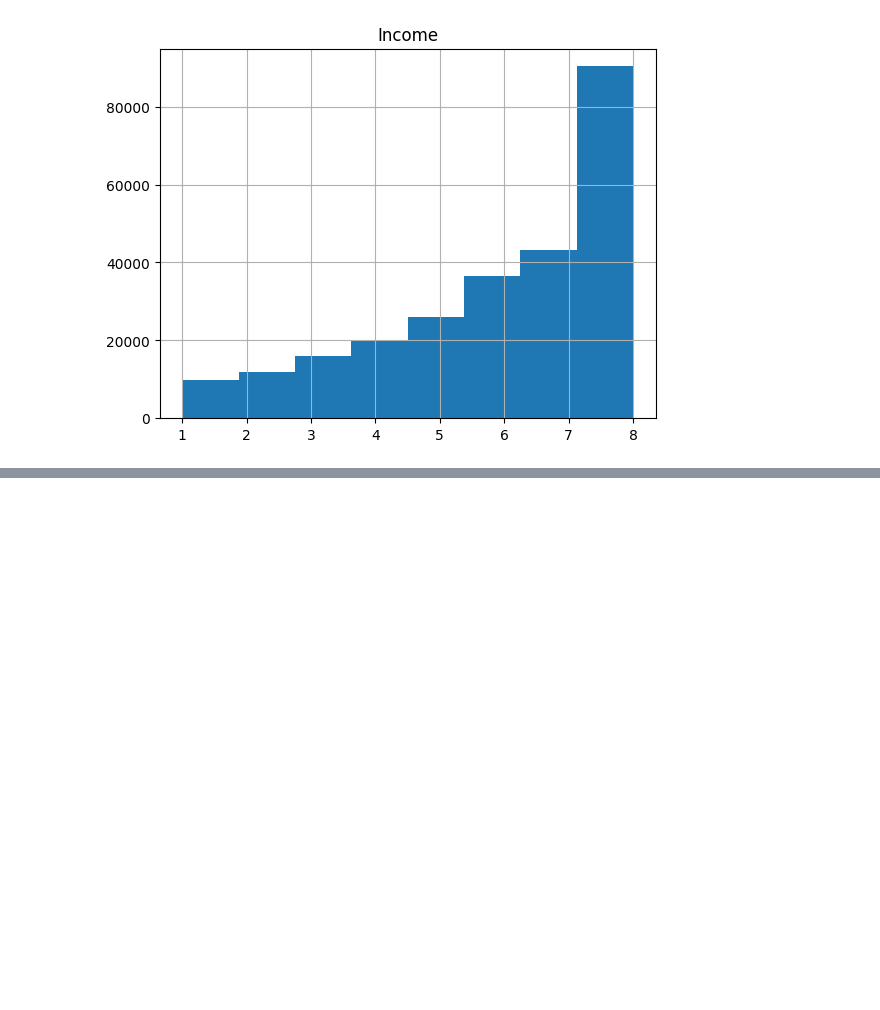
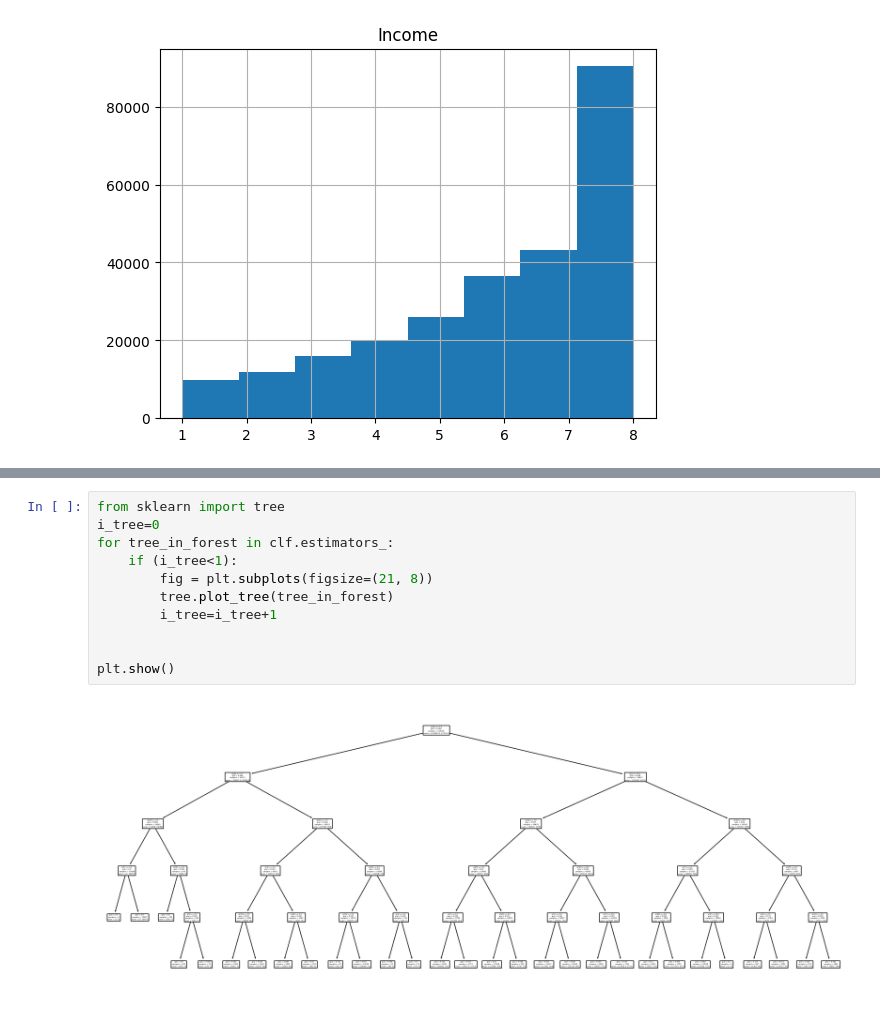
Before and after one commit to CoreyJiaJinHe/DataAnalysisProject, a Jupyter notebook: jupyterlab files/Diabetes.ipynb, the cells around one changed output, grey strips where cells are left out. Cells and saved outputs as stored; diff of their text form; blank space fills up the shorter version.

```diff
--- a/jupyterlab files/Diabetes.ipynb
+++ b/jupyterlab files/Diabetes.ipynb
@@ -374,0 +376,13 @@ ValueError: Found unknown categories [91.0] in column 0 during transform
+# %%
+from sklearn import tree
+i_tree=0
+for tree_in_forest in clf.estimators_:
+    if (i_tree<1):
+        fig = plt.subplots(figsize=(21, 8))
+        tree.plot_tree(tree_in_forest)
+        i_tree=i_tree+1
+
+
+plt.show()
+# %% [output]
+[figure, added]
```
Also changed, not shown: parts of 10 cells of this notebook, 1 other file.
